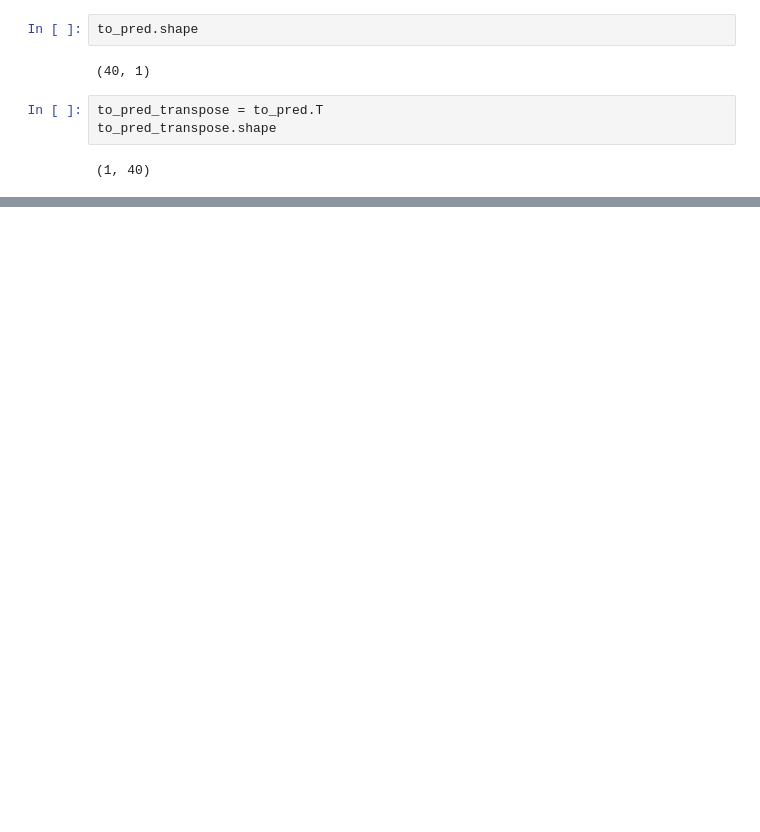
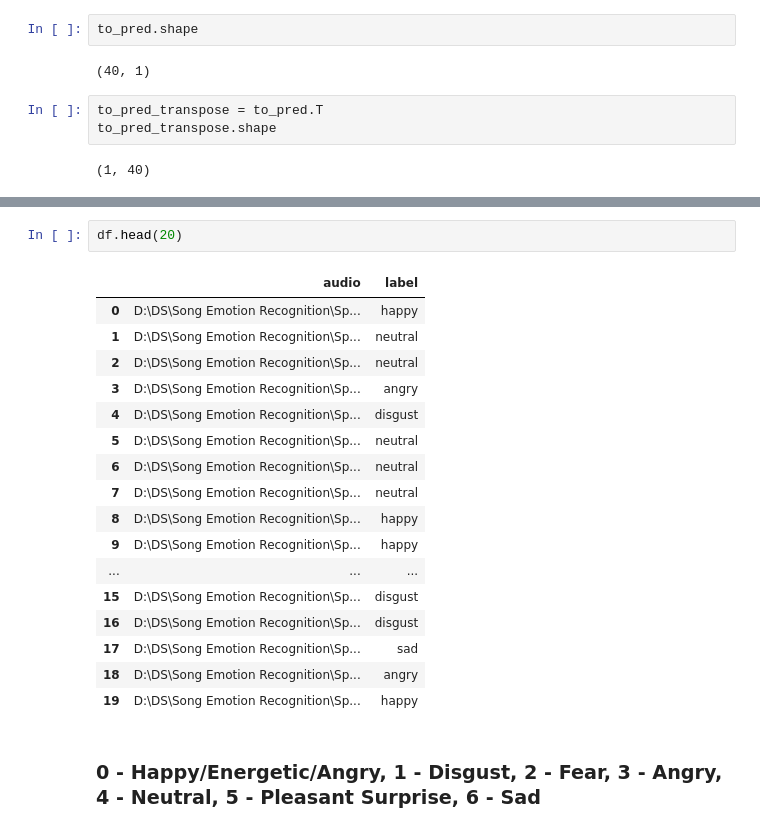
Before and after one commit to Reeti1605/Hacking-Birthday-Bash, a Jupyter notebook: ML Model/Model.ipynb, the cells around one changed output, grey strips where cells are left out. Drawn from its saved outputs; the diff is of its cells as text; blank space fills up the shorter version.

```diff
--- a/ML Model/Model.ipynb
+++ b/ML Model/Model.ipynb
@@ -265,3 +279,25 @@ df.tail()
 | 2797 | D:\DS\Song Emotion Recognition\Sp... | disgust |
 | 2798 | D:\DS\Song Emotion Recognition\Sp... | neutral |
 | 2799 | D:\DS\Song Emotion Recognition\Sp... | angry |
+# %%
+df.head(20)
+# %% [output]
+|  | audio | label |
+| 0 | D:\DS\Song Emotion Recognition\Sp... | happy |
+| 1 | D:\DS\Song Emotion Recognition\Sp... | neutral |
+| 2 | D:\DS\Song Emotion Recognition\Sp... | neutral |
+| 3 | D:\DS\Song Emotion Recognition\Sp... | angry |
+| 4 | D:\DS\Song Emotion Recognition\Sp... | disgust |
+| 5 | D:\DS\Song Emotion Recognition\Sp... | neutral |
+| 6 | D:\DS\Song Emotion Recognition\Sp... | neutral |
+| 7 | D:\DS\Song Emotion Recognition\Sp... | neutral |
+| 8 | D:\DS\Song Emotion Recognition\Sp... | happy |
+| 9 | D:\DS\Song Emotion Recognition\Sp... | happy |
+| ... | ... | ... |
+| 15 | D:\DS\Song Emotion Recognition\Sp... | disgust |
+| 16 | D:\DS\Song Emotion Recognition\Sp... | disgust |
+| 17 | D:\DS\Song Emotion Recognition\Sp... | sad |
+| 18 | D:\DS\Song Emotion Recognition\Sp... | angry |
+| 19 | D:\DS\Song Emotion Recognition\Sp... | happy |
+# %% [markdown]
+### 0 - Happy/Energetic/Angry, 1 - Disgust, 2 - Fear, 3 - Angry, 4 - Neutral, 5 - Pleasant Surprise, 6 - Sad
```
Also changed, not shown: parts of 9 cells of this notebook.
